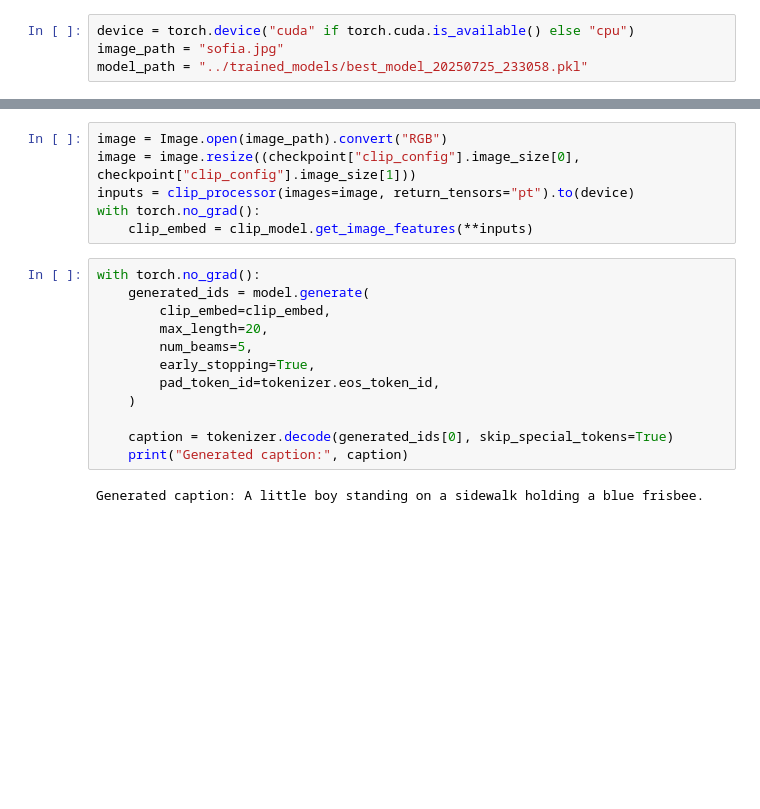
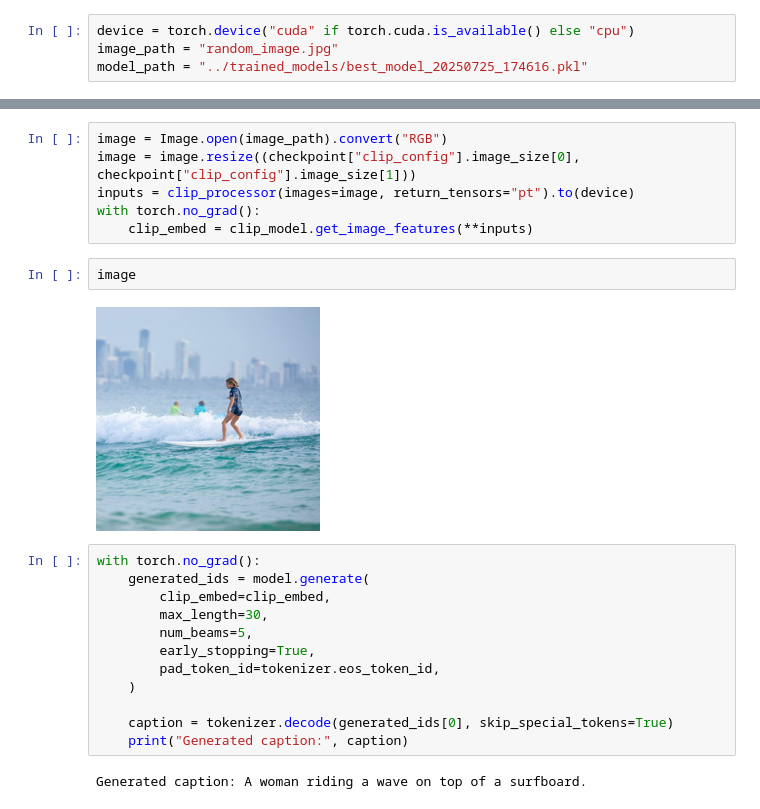
Before and after one commit to Lahdhirim/CV-image-captioning-clip-gpt2, a Jupyter notebook: notebooks/after_training.ipynb, the cells around one changed output, grey strips where cells are left out. Saved outputs shown, nothing was run; the diff lists cells and outputs as text; blank space fills up the shorter version.

```diff
--- a/notebooks/after_training.ipynb
+++ b/notebooks/after_training.ipynb
@@ -14,8 +14,8 @@ from src.modeling.model import ClipCaptionModel
 # Config
 # %%
 device = torch.device("cuda" if torch.cuda.is_available() else "cpu")
-image_path = "sofia.jpg"
-model_path = "../trained_models/best_model_20250725_233058.pkl"
+image_path = "random_image.jpg"
+model_path = "../trained_models/best_model_20250725_174616.pkl"
 # %% [markdown]
 # Models
 # %%
@@ -63,11 +63,15 @@ image = image.resize((checkpoint["clip_config"].image_size[0], checkpoint["clip_
 inputs = clip_processor(images=image, return_tensors="pt").to(device)
 with torch.no_grad():
     clip_embed = clip_model.get_image_features(**inputs)
+# %%
+image
+# %% [output]
+[figure, added]
 # %%
 with torch.no_grad():
     generated_ids = model.generate(
         clip_embed=clip_embed,
-        max_length=20,
+        max_length=30,
         num_beams=5,
         early_stopping=True,
         pad_token_id=tokenizer.eos_token_id,
@@ -76,4 +80,4 @@ with torch.no_grad():
     caption = tokenizer.decode(generated_ids[0], skip_special_tokens=True)
     print("Generated caption:", caption)
 # %% [output]
-Generated caption: A little boy standing on a sidewalk holding a blue frisbee.
+Generated caption: A woman riding a wave on top of a surfboard.
```
Also changed, not shown: parts of 1 cell of this notebook, 8 other files.
